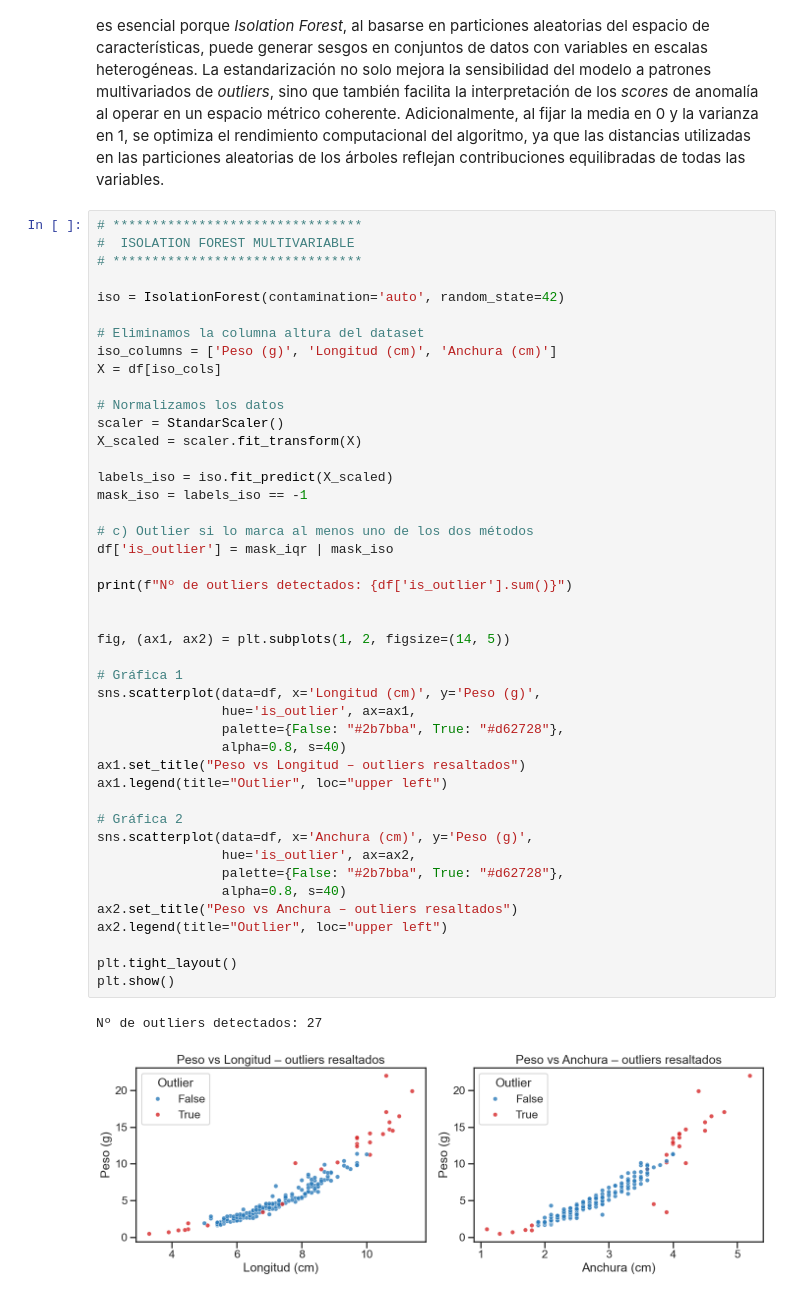
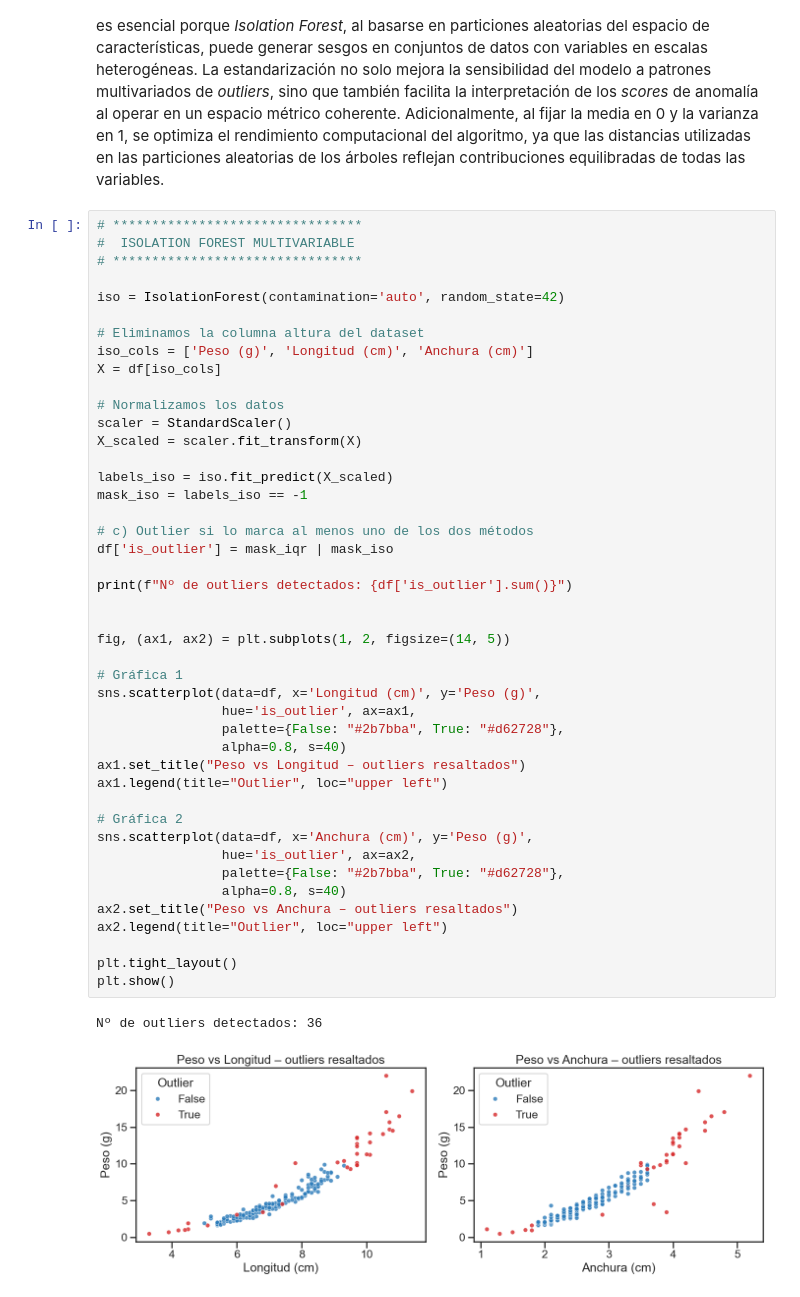
Before and after one commit to jalosu/FLATCLASS, a Jupyter notebook: content/01/Optimizacion.ipynb, the cells around one changed output. Cells and saved outputs as stored; diff of their text form.

```diff
--- a/content/01/Optimizacion.ipynb
+++ b/content/01/Optimizacion.ipynb
@@ -264,42 +264,42 @@ Para abordar este algoritmo eliminamos de nuestro *dataset* la variable `Altura`
 iso = IsolationForest(contamination='auto', random_state=42)
 
 # Eliminamos la columna altura del dataset
-iso_columns = ['Peso (g)', 'Longitud (cm)', 'Anchura (cm)']
+iso_cols = ['Peso (g)', 'Longitud (cm)', 'Anchura (cm)']
 X = df[iso_cols]
 
 # Normalizamos los datos
-scaler = StandarScaler()
+scaler = StandardScaler()
 X_scaled = scaler.fit_transform(X)
 
 labels_iso = iso.fit_predict(X_scaled)
 mask_iso = labels_iso == -1
 
 # c) Outlier si lo marca al menos uno de los dos métodos
 df['is_outlier'] = mask_iqr | mask_iso
 
 print(f"Nº de outliers detectados: {df['is_outlier'].sum()}")
 
 
 fig, (ax1, ax2) = plt.subplots(1, 2, figsize=(14, 5))
 
 # Gráfica 1
 sns.scatterplot(data=df, x='Longitud (cm)', y='Peso (g)',
                 hue='is_outlier', ax=ax1,
                 palette={False: "#2b7bba", True: "#d62728"},
                 alpha=0.8, s=40)
 ax1.set_title("Peso vs Longitud – outliers resaltados")
 ax1.legend(title="Outlier", loc="upper left")
 
 # Gráfica 2
 sns.scatterplot(data=df, x='Anchura (cm)', y='Peso (g)',
                 hue='is_outlier', ax=ax2,
                 palette={False: "#2b7bba", True: "#d62728"},
                 alpha=0.8, s=40)
 ax2.set_title("Peso vs Anchura – outliers resaltados")
 ax2.legend(title="Outlier", loc="upper left")
 
 plt.tight_layout()
 plt.show()
 # %% [output]
-Nº de outliers detectados: 27
+Nº de outliers detectados: 36
-[figure, old version]
+[figure, new version]
```
Also changed, not shown: parts of 2 cells of this notebook, 1 other file.
